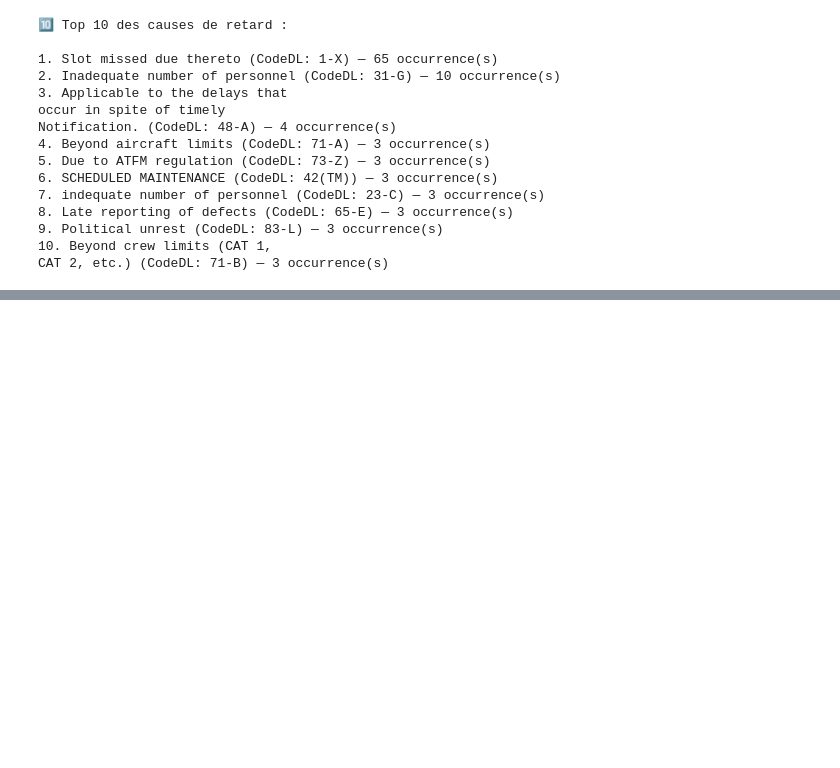
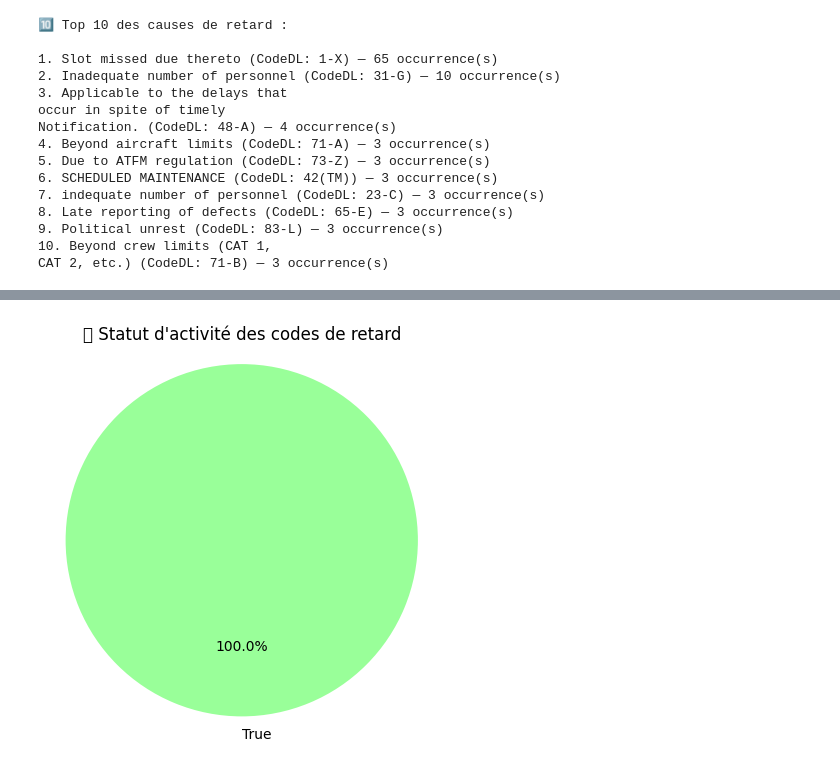
Before and after one commit to ZahraZellazi/DelayPrediction, a Jupyter notebook: DelayPrediction.ipynb, the cells around one changed output, grey strips where cells are left out. Saved outputs shown, nothing was run; the diff lists cells and outputs as text; code cells hidden in the pictures; blank space fills up the shorter version.

```diff
--- a/DelayPrediction.ipynb
+++ b/DelayPrediction.ipynb
@@ -829,0 +845,20 @@ CAT 2, etc.) (CodeDL: 71-B) — 3 occurrence(s)
+# %%
+import matplotlib.pyplot as plt
+
+# Comptage des valeurs uniques dans RecordStatut
+status_counts = coderetard['RecordStatut'].value_counts()
+
+# Récupère les labels à partir des index du Series
+labels = status_counts.index.astype(str)  # Par exemple: ['True', 'False']
+
+# Liste des couleurs (autant que de catégories)
+colors = ['#99ff99', '#ffcc99'][:len(status_counts)]  # Ajuste la longueur si besoin
+
+# Tracer le pie chart
+plt.figure(figsize=(5, 5))
+plt.pie(status_counts, labels=labels, autopct='%1.1f%%', startangle=90, colors=colors)
+plt.title("📊 Statut d'activité des codes de retard")
+plt.axis('equal')
+plt.show()
+# %% [output]
+[figure, added]
```
Also changed, not shown: parts of 2 cells of this notebook.
